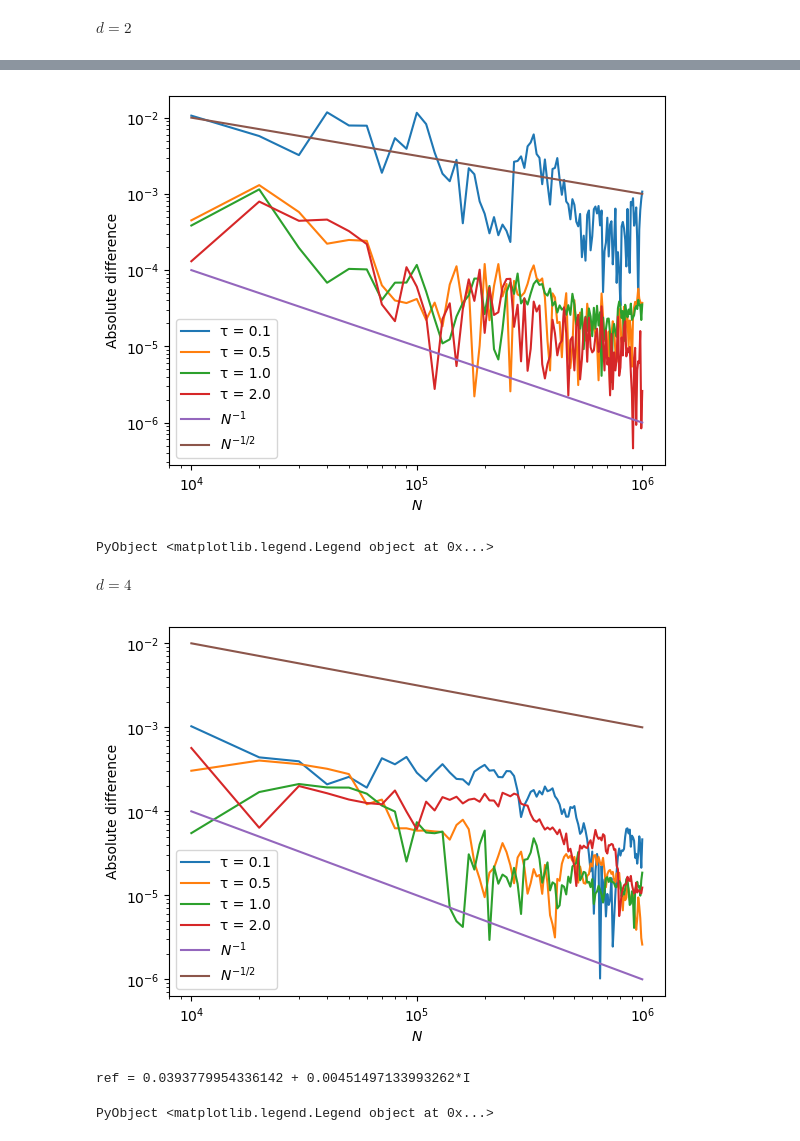
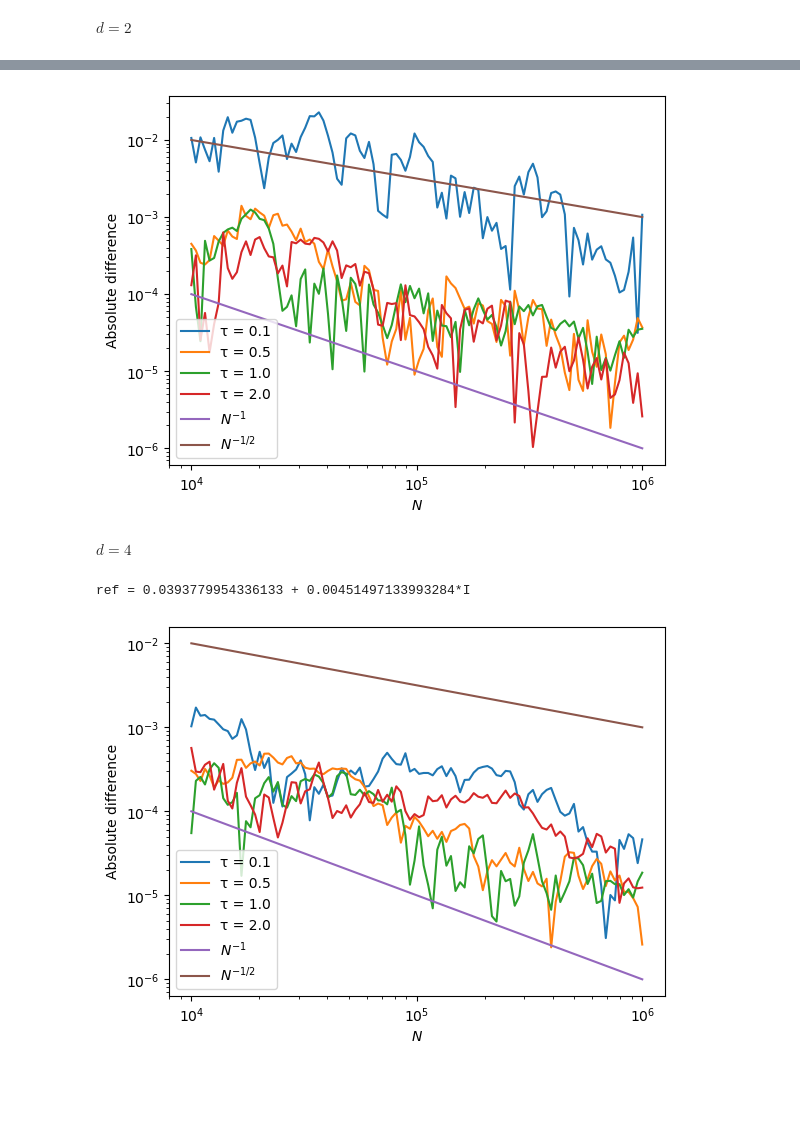
Before and after one commit to krivenko/QInchworm.jl, a Jupyter notebook: experiments/Warping.ipynb, the cells around one changed output, grey strips where cells are left out. Drawn from its saved outputs; the diff is of its cells as text; code cells hidden in the pictures; blank space fills up the shorter version.

Commit message:
[experiments] Warping: Added multithreading, HDF5 output and logspace N-ranges

```diff
--- a/experiments/Warping.ipynb
+++ b/experiments/Warping.ipynb
@@ -121,14 +122,14 @@ ref = Iref(α)
 @show ref
 
 τ_list = [0.1, 0.5, 1, 2, 10]
-N_range = 10000:10000:1000000
+N_range = convert.(Int64, round.(exp10.(range(4, stop=6, length=100))))
 
 vals = Array{ComplexF64, 2}(undef, (length(τ_list), length(N_range)))
 
 for (τi, τ) in enumerate(τ_list)
     p = make_exp_model_function(τ, d)
     trans = make_exp_trans(τ)
-    for (Ni, N) in enumerate(N_range)
+    Threads.@threads for (Ni, N) in collect(enumerate(N_range))
         vals[τi, Ni] = qMCIntegrateWithWarping(f, p, exp_p_norm(τ, d), SobolSeq(d), trans, N)
     end
     plot_diff(N_range, vals[τi,:], ref, "τ = $τ")
@@ -137,4 +138,12 @@ end
 plt.plot(N_range, collect(Float64, N_range) .^ (-1.0), label = "\$N^{-1}\$")
 plt.plot(N_range, collect(Float64, N_range) .^ (-0.5), label = "\$N^{-1/2}\$")
 plt.legend()
+
+h5open("Warping.h5", "cw") do file
+    g = create_group(file, "model_exp_inf_d2")
+    write(g, "ref", convert(ComplexF64, ref))
+    write(g, "tau_list", τ_list)
+    write(g, "N_range", collect(N_range))
+    write(g, "vals", vals)
+end
 # %% [output]
@@ -152,14 +160,14 @@ ref = Iref(α)
 @show ref
 
 τ_list = [0.1, 0.5, 1, 2, 10]
-N_range = 10000:10000:1000000
+N_range = convert.(Int64, round.(exp10.(range(4, stop=6, length=100))))
 
 vals = Array{ComplexF64, 2}(undef, (length(τ_list), length(N_range)))
 
 for (τi, τ) in enumerate(τ_list)
     p = make_exp_model_function(τ, d)
     trans = make_exp_trans(τ)
-    for (Ni, N) in enumerate(N_range)
+    Threads.@threads for (Ni, N) in collect(enumerate(N_range))
         vals[τi, Ni] = qMCIntegrateWithWarping(f, p, exp_p_norm(τ, d), SobolSeq(d), trans, N)
     end
     plot_diff(N_range, vals[τi,:], ref, "τ = $τ")
@@ -168,4 +176,12 @@ end
 plt.plot(N_range, collect(Float64, N_range) .^ (-1.0), label = "\$N^{-1}\$")
 plt.plot(N_range, collect(Float64, N_range) .^ (-0.5), label = "\$N^{-1/2}\$")
 plt.legend()
+
+h5open("Warping.h5", "cw") do file
+    g = create_group(file, "model_exp_inf_d4")
+    write(g, "ref", convert(ComplexF64, ref))
+    write(g, "tau_list", τ_list)
+    write(g, "N_range", collect(N_range))
+    write(g, "vals", vals)
+end
 # %% [output]
@@ -219,7 +234,7 @@ ref = Iref(α)
 @show ref
 
 τ_list = [0.1, 0.5, 1, 2]
-N_range = 10000:10000:1000000
+N_range = convert.(Int64, round.(exp10.(range(4, stop=6, length=100))))
 
 vals = Array{ComplexF64, 2}(undef, (length(τ_list), length(N_range)))
 
@@ -235,4 +250,12 @@ end
 plt.plot(N_range, collect(Float64, N_range) .^ (-1.0), label = "\$N^{-1}\$")
 plt.plot(N_range, collect(Float64, N_range) .^ (-0.5), label = "\$N^{-1/2}\$")
 plt.legend()
+
+h5open("Warping.h5", "cw") do file
+    g = create_group(file, "model_exp_1_d2")
+    write(g, "ref", convert(ComplexF64, ref))
+    write(g, "tau_list", τ_list)
+    write(g, "N_range", collect(N_range))
+    write(g, "vals", vals)
+end
 # %% [output]
@@ -240,5 +263,4 @@ ref = 0.499852688774407 - 0.107927268825858*I
-[figure, old version]
+[figure, new version]
-PyObject <matplotlib.legend.Legend object at 0x...>
 # %% [markdown]
 $d=4$
 # %%
@@ -250,7 +272,7 @@ ref = Iref(α)
 @show ref
 
 τ_list = [0.1, 0.5, 1, 2]
-N_range = 10000:10000:1000000
+N_range = convert.(Int64, round.(exp10.(range(4, stop=6, length=100))))
 
 vals = Array{ComplexF64, 2}(undef, (length(τ_list), length(N_range)))
 
@@ -266,7 +288,14 @@ end
 plt.plot(N_range, collect(Float64, N_range) .^ (-1.0), label = "\$N^{-1}\$")
 plt.plot(N_range, collect(Float64, N_range) .^ (-0.5), label = "\$N^{-1/2}\$")
 plt.legend()
+
+h5open("Warping.h5", "cw") do file
+    g = create_group(file, "model_exp_1_d4")
+    write(g, "ref", convert(ComplexF64, ref))
+    write(g, "tau_list", τ_list)
+    write(g, "N_range", collect(N_range))
+    write(g, "vals", vals)
+end
 # %% [output]
+ref = 0.0393779954336133 + 0.00451497133993284*I
-[figure, old version]
+[figure, new version]
-ref = 0.0393779954336142 + 0.00451497133993262*I
-PyObject <matplotlib.legend.Legend object at 0x...>
```
Also changed, not shown: parts of 4 cells of this notebook.
